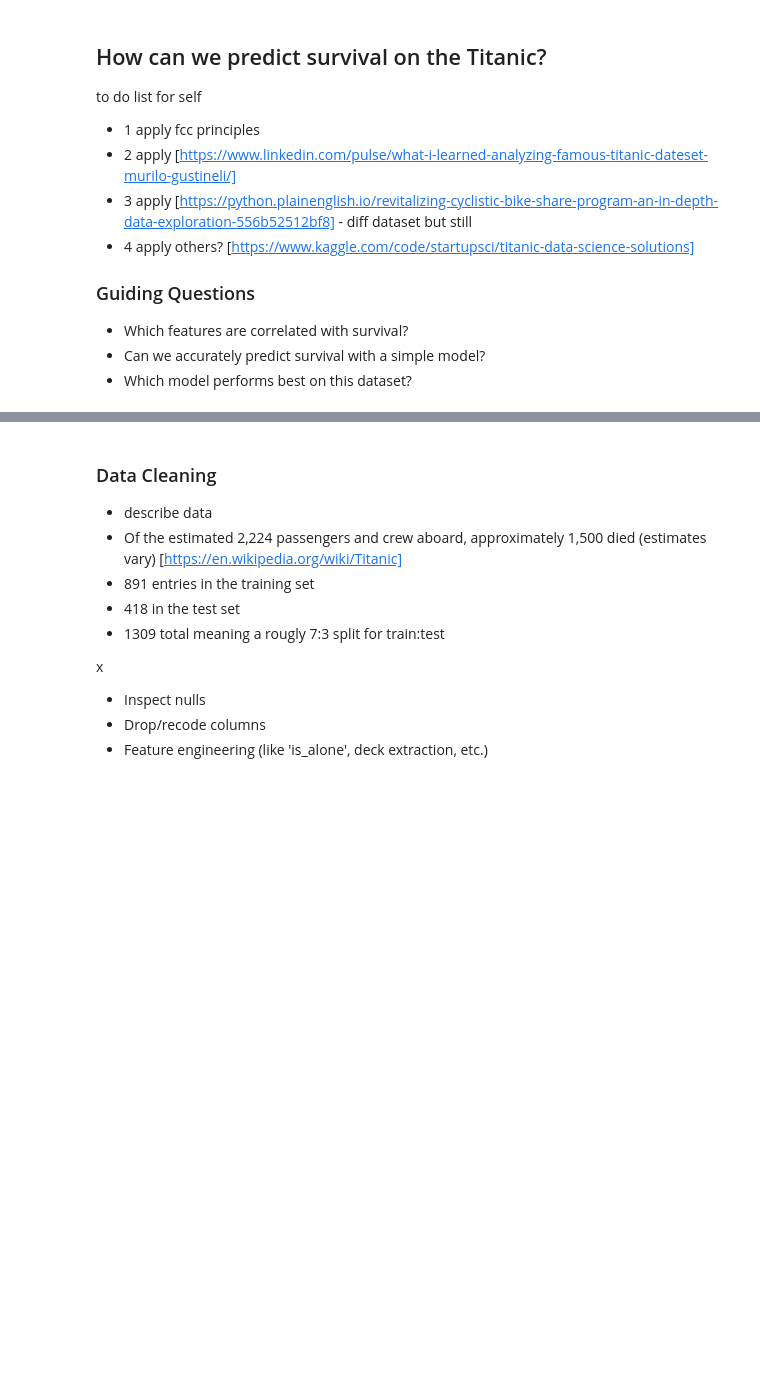
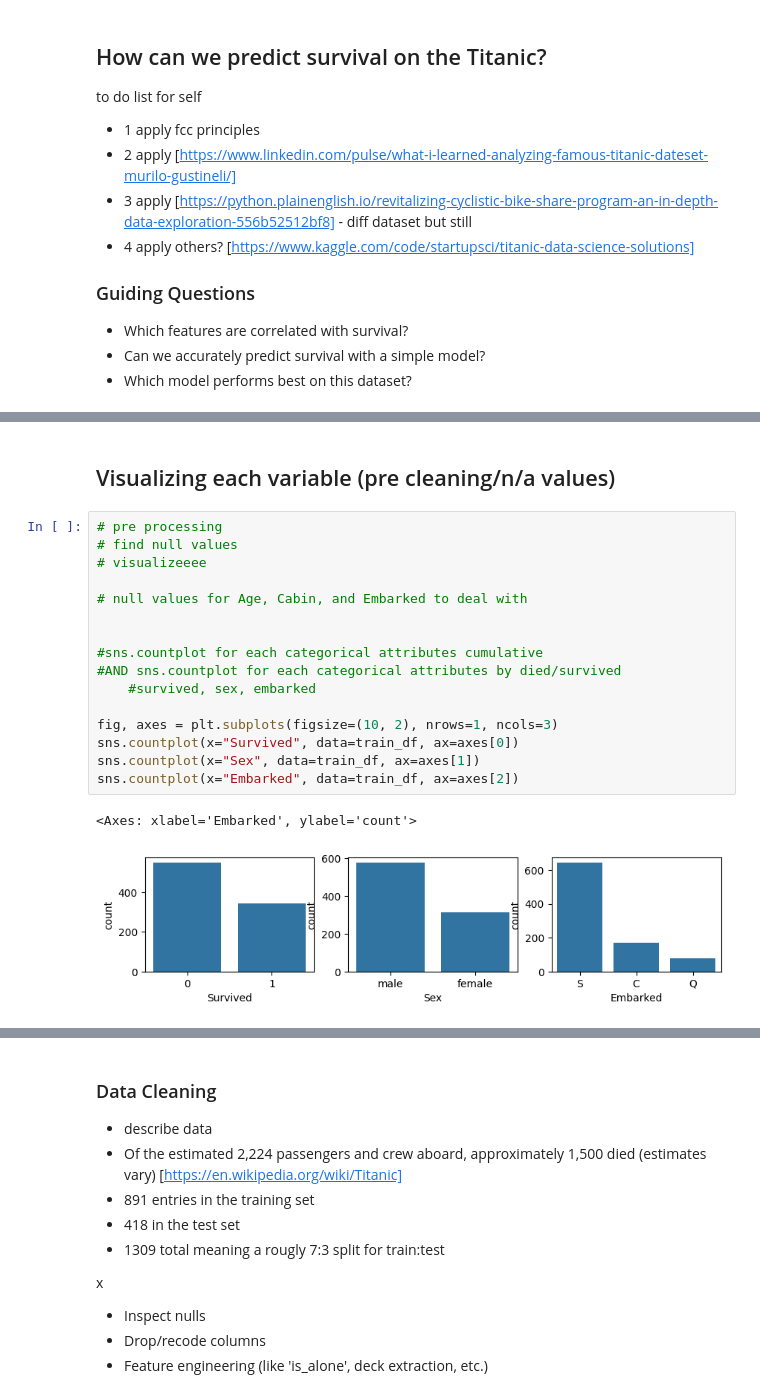
Before and after one commit to ejwang8/titanic-eda-modelling, a Jupyter notebook: titanic-eda-modelling.ipynb, the cells around one changed output, grey strips where cells are left out. Saved outputs shown, nothing was run; the diff lists cells and outputs as text; blank space fills up the shorter version.

```diff
--- a/titanic-eda-modelling.ipynb
+++ b/titanic-eda-modelling.ipynb
@@ -55,0 +142,21 @@ Columns = description
+# %% [markdown]
+## Visualizing each variable (pre cleaning/n/a values)
+# %%
+# pre processing
+# find null values
+# visualizeeee
+
+# null values for Age, Cabin, and Embarked to deal with
+
+
+#sns.countplot for each categorical attributes cumulative
+#AND sns.countplot for each categorical attributes by died/survived
+    #survived, sex, embarked
+
+fig, axes = plt.subplots(figsize=(10, 2), nrows=1, ncols=3)
+sns.countplot(x="Survived", data=train_df, ax=axes[0])
+sns.countplot(x="Sex", data=train_df, ax=axes[1])
+sns.countplot(x="Embarked", data=train_df, ax=axes[2])
+# %% [output]
+<Axes: xlabel='Embarked', ylabel='count'>
+[figure, added]
```
Also changed, not shown: parts of 30 cells of this notebook, 1 other file.
